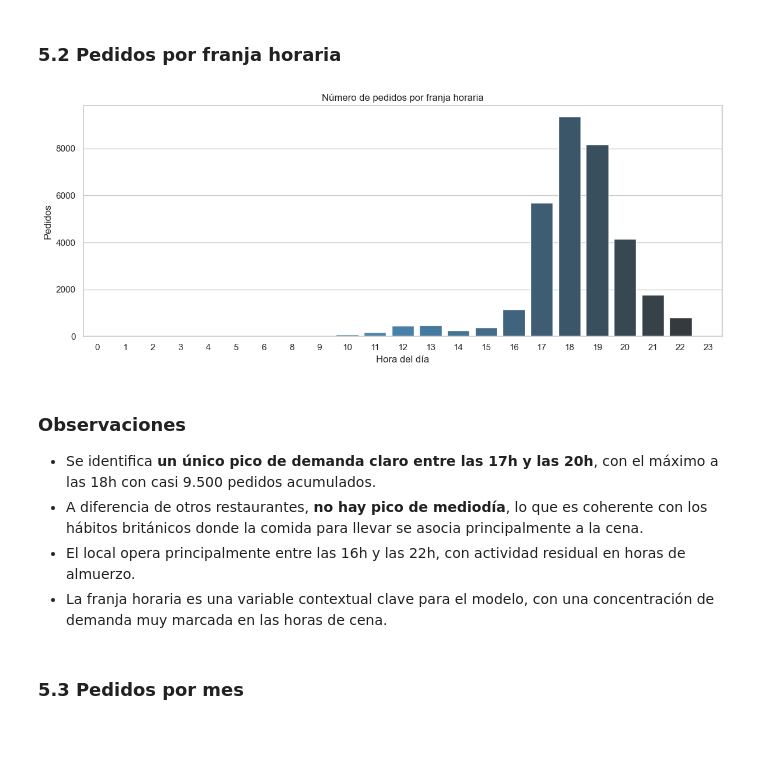
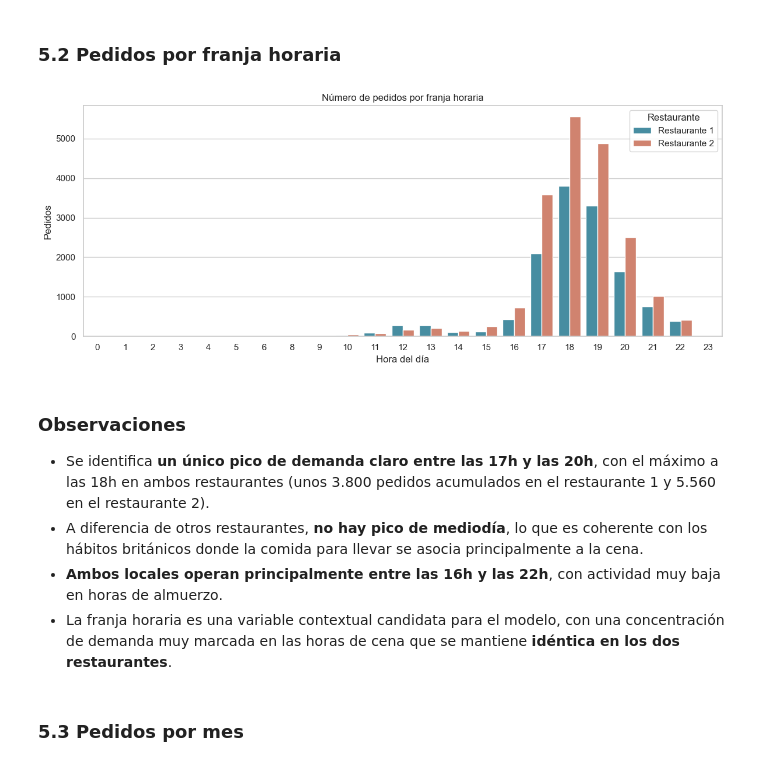
Before and after one commit to mjaalzago/TFG-prediccion-demanda, a Jupyter notebook: notebooks/00_seleccion_dataset/00_EDA_seleccion_london_indian_takeaway.ipynb, the cells around one changed output. Saved outputs shown, nothing was run; the diff lists cells and outputs as text; code cells hidden in the pictures; blank space fills up the shorter version.

```diff
--- a/notebooks/00_seleccion_dataset/00_EDA_seleccion_london_indian_takeaway.ipynb
+++ b/notebooks/00_seleccion_dataset/00_EDA_seleccion_london_indian_takeaway.ipynb
@@ -224,34 +252,48 @@ plt.show()
 # %% [markdown]
 ### 5.2 Pedidos por franja horaria
 # %%
-pedidos_hora = orders_total['hour'].value_counts().sort_index()
+# Contar pedidos por hora y restaurante
+pedidos_hora = (
+    orders_total
+    .groupby(['hour', 'restaurant_id'])
+    .size()
+    .reset_index(name='n_pedidos')
+)
 
-#sns.barplot(x=pedidos_hora.index, y=pedidos_hora.values, palette='Blues_d')
+# Gráfica con barras agrupadas
+fig, ax = plt.subplots(figsize=(12, 5))
 sns.barplot(
-    x=pedidos_hora.index,
-    y=pedidos_hora.values,
-    hue=pedidos_hora.index,
-    palette='Blues_d',
-    legend=False
+    data=pedidos_hora,
+    x='hour',
+    y='n_pedidos',
+    hue='restaurant_id',
+    palette={1: '#3896b0', 2: '#e07a5f'},
+    ax=ax
 )
-plt.title('Número de pedidos por franja horaria')
-plt.xlabel('Hora del día')
-plt.ylabel('Pedidos')
+ax.set_title('Número de pedidos por franja horaria')
+ax.set_xlabel('Hora del día')
+ax.set_ylabel('Pedidos')
+
+handles, _ = ax.get_legend_handles_labels()
+ax.legend(handles, ['Restaurante 1', 'Restaurante 2'], title='Restaurante')
+
 plt.tight_layout()
 plt.savefig('../../notebooks/fig_london_pedidos_hora.png', dpi=150)
 plt.show()
 # %% [output]
-[figure, old version]
+[figure, new version]
 # %% [markdown]
 ### Observaciones
 - Se identifica **un único pico de demanda claro entre las 17h y las 20h**,
-  con el máximo a las 18h con casi 9.500 pedidos acumulados.
+  con el máximo a las 18h en ambos restaurantes (unos 3.800 pedidos
+  acumulados en el restaurante 1 y 5.560 en el restaurante 2).
 - A diferencia de otros restaurantes, **no hay pico de mediodía**,
-  lo que es coherente con los hábitos británicos donde la comida para llevar
-  se asocia principalmente a la cena.
-- El local opera principalmente entre las 16h y las 22h, con actividad
-  residual en horas de almuerzo.
-- La franja horaria es una variable contextual clave para el modelo,
-  con una concentración de demanda muy marcada en las horas de cena.
+  lo que es coherente con los hábitos británicos donde la comida para
+  llevar se asocia principalmente a la cena.
+- **Ambos locales operan principalmente entre las 16h y las 22h**, con
+  actividad muy baja en horas de almuerzo.
+- La franja horaria es una variable contextual candidata para el modelo,
+  con una concentración de demanda muy marcada en las horas de cena
+  que se mantiene **idéntica en los dos restaurantes**.
 # %% [markdown]
 ### 5.3 Pedidos por mes
```
Also changed, not shown: parts of 8 cells of this notebook, 9 other files.
